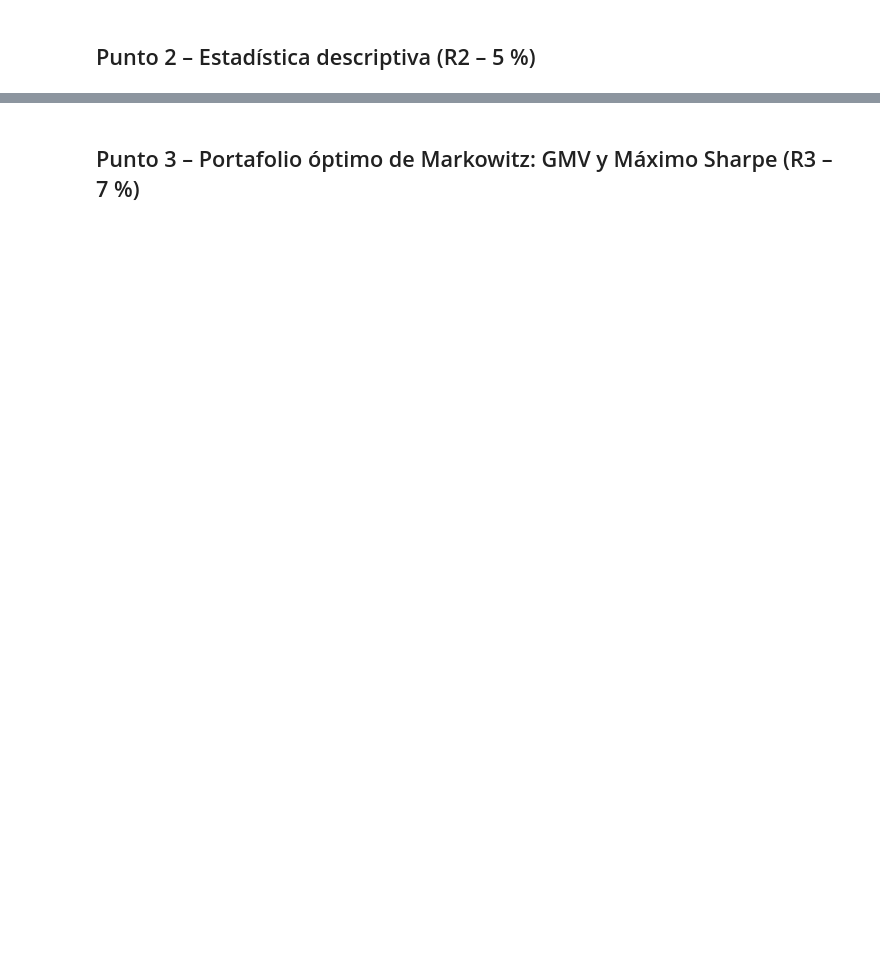
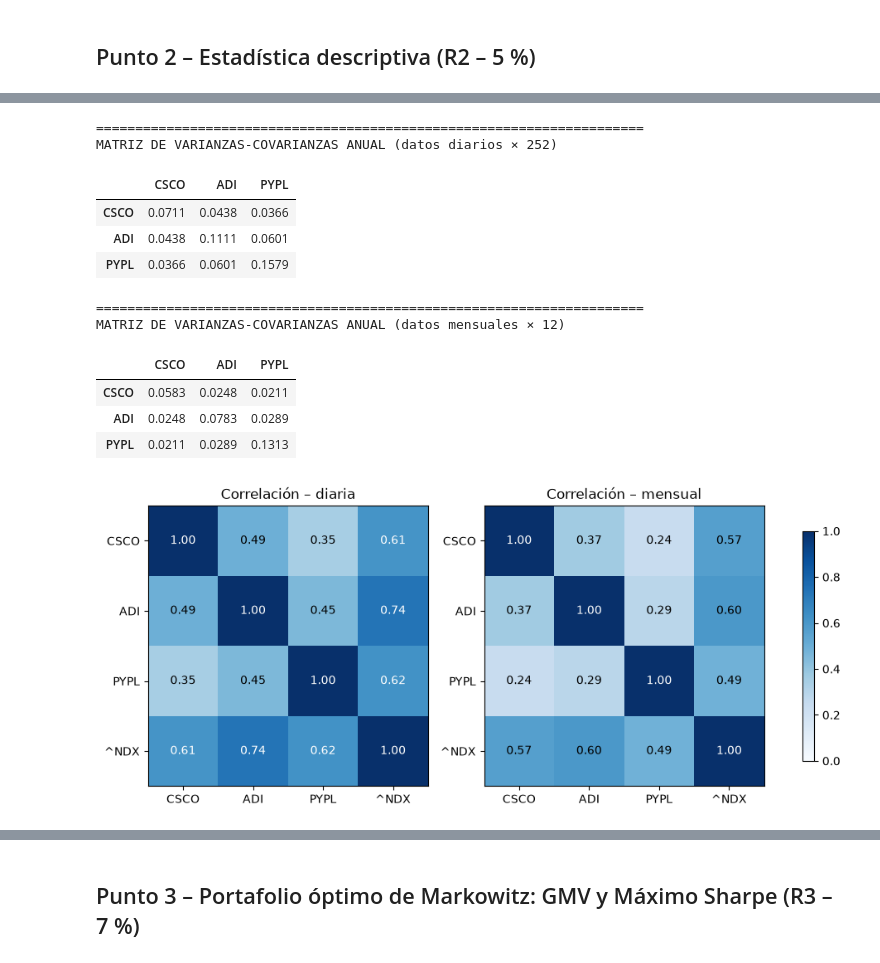
Before and after one commit to Juancho-00/laboratorio-2-derivados, a Jupyter notebook: notebooks/01_portafolio.ipynb, the cells around one changed output, grey strips where cells are left out. Saved outputs shown, nothing was run; the diff lists cells and outputs as text; code cells hidden in the pictures; blank space fills up the shorter version.

```diff
--- a/notebooks/01_portafolio.ipynb
+++ b/notebooks/01_portafolio.ipynb
@@ -175,0 +239,41 @@ Fuente: Yahoo Finance (consenso de EPS), consultado el 2026-11-01
+# %%
+acc = ["CSCO", "ADI", "PYPL"]                            # solo las acciones entran a Markowitz
+
+cov_d = r_d[acc].cov() * 252                             # Σ anual a partir de datos diarios
+cov_m = r_m[acc].cov() * 12                              # Σ anual a partir de datos mensuales (comparación)
+corr_d = r_d[activos].corr()                             # correlaciones diarias (incluye ^NDX)
+corr_m = r_m[activos].corr()                             # correlaciones mensuales
+
+cov_d.to_csv(PROC / "cov_anual_diaria.csv")              # insumo del Punto 3
+cov_m.to_csv(PROC / "cov_anual_mensual.csv")             # insumo del Punto 4 (VaR mensual)
+corr_d.to_csv(PROC / "corr_diaria.csv")
+
+print(f"{'=' * 70}\nMATRIZ DE VARIANZAS-COVARIANZAS ANUAL (datos diarios × 252)")
+display(cov_d.style.format("{:.4f}"))
+print(f"{'=' * 70}\nMATRIZ DE VARIANZAS-COVARIANZAS ANUAL (datos mensuales × 12)")
+display(cov_m.style.format("{:.4f}"))
+
+fig, ax = plt.subplots(1, 2, figsize=(12, 4.5))          # dos mapas de calor lado a lado
+for a, (titulo, c) in zip(ax, [("Correlación – diaria", corr_d), ("Correlación – mensual", corr_m)]):
+    im = a.imshow(c, cmap="Blues", vmin=0, vmax=1)        # color según el valor de ρ
+    a.set_xticks(range(len(c)), c.columns); a.set_yticks(range(len(c)), c.index)
+    for i in range(len(c)):
+        for j in range(len(c)):
+            a.text(j, i, f"{c.iloc[i, j]:.2f}", ha="center", va="center",
+                   color="white" if c.iloc[i, j] > 0.6 else "black")   # escribe ρ en cada celda
+    a.set_title(titulo)
+fig.colorbar(im, ax=ax, shrink=0.8); plt.show()
+# %% [output]
+======================================================================
+MATRIZ DE VARIANZAS-COVARIANZAS ANUAL (datos diarios × 252)
+|  | CSCO | ADI | PYPL |
+| CSCO | 0.0711 | 0.0438 | 0.0366 |
+| ADI | 0.0438 | 0.1111 | 0.0601 |
+| PYPL | 0.0366 | 0.0601 | 0.1579 |
+======================================================================
+MATRIZ DE VARIANZAS-COVARIANZAS ANUAL (datos mensuales × 12)
+|  | CSCO | ADI | PYPL |
+| CSCO | 0.0583 | 0.0248 | 0.0211 |
+| ADI | 0.0248 | 0.0783 | 0.0289 |
+| PYPL | 0.0211 | 0.0289 | 0.1313 |
+[figure, added]
```
Also changed, not shown: parts of 15 cells of this notebook, 13 other files.
